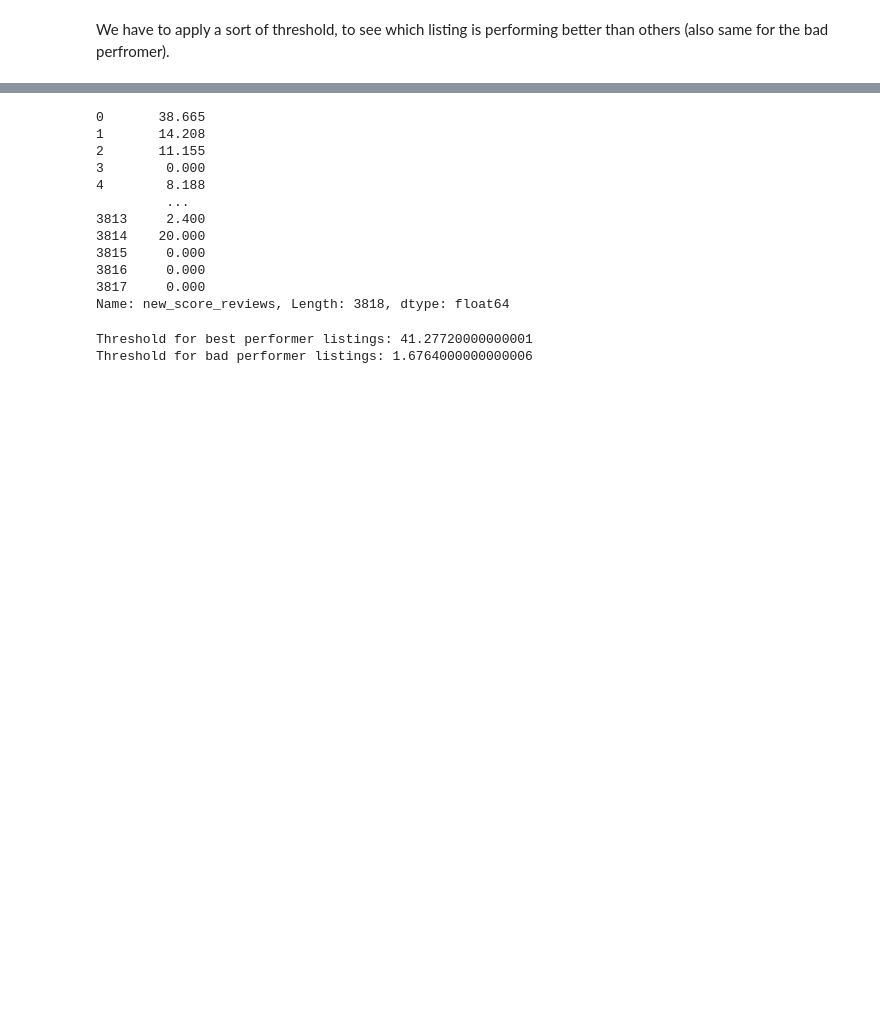
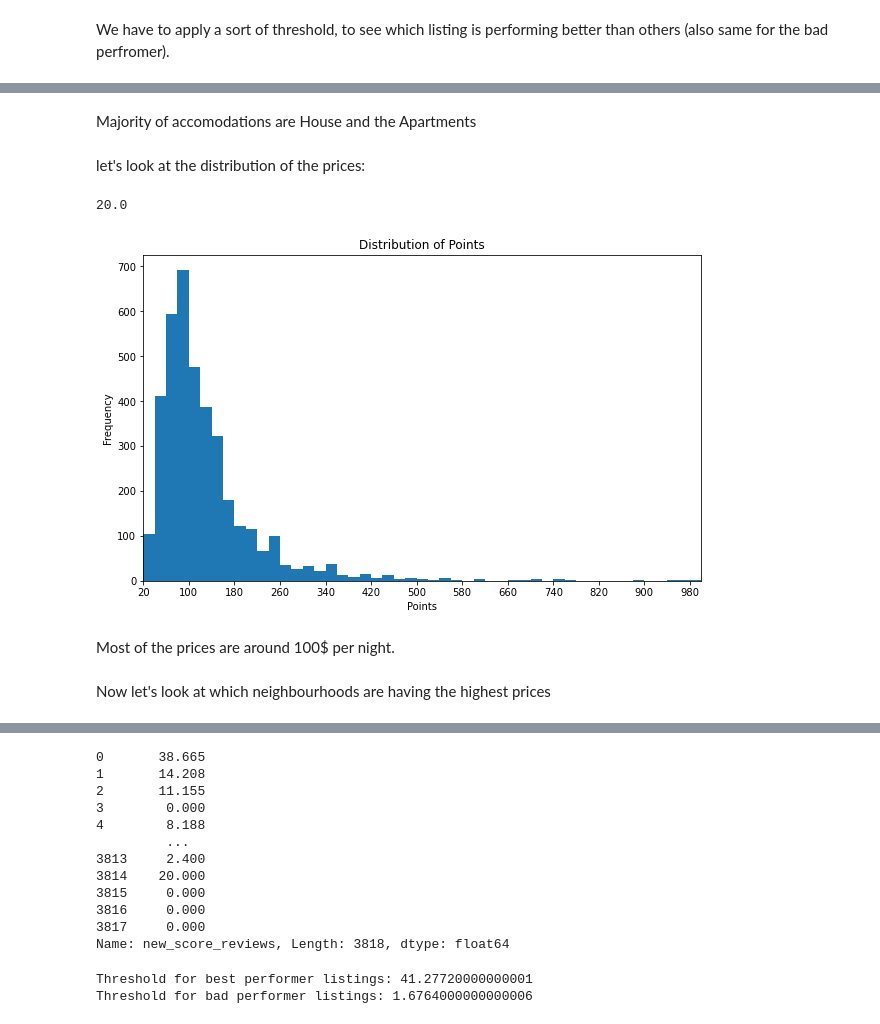
Before and after one commit to Mehranmzn/DataScience-Nanodegree, a Jupyter notebook: notebooks/Project 1/Project_1_Seatle_Airbnb.ipynb, the cells around one changed output, grey strips where cells are left out. Cells and saved outputs as stored; diff of their text form; code cells hidden in the pictures; blank space fills up the shorter version.

```diff
--- a/notebooks/Project 1/Untitled.ipynb
+++ b/notebooks/Project 1/Project_1_Seatle_Airbnb.ipynb
@@ -250,0 +307,3 @@ We have to apply a sort of threshold, to see which listing is performing better
+# %%
+listings_df['host_response_rate']= listings_df['host_response_rate'].apply(clean_percentage)
+listings_df['host_response_rate'] = listings_df['host_response_rate'].fillna(listings_df['host_response_rate'].dropna().astype(float).mean())
@@ -250,0 +351,28 @@ We have to apply a sort of threshold, to see which listing is performing better
+# %% [markdown]
+Majority of accomodations are House and the Apartments
+# %% [markdown]
+ let's look at the distribution of the prices:
+# %%
+listings_df['price'].min()
+# %% [output]
+20.0
+# %%
+# Create a histogram to display the distribution of prices
+listings_df['price'] = listings_df['price'].apply(lambda p: float(p[1:].replace(',', '')) if isinstance(p, str) else p)
+
+fig, ax = plt.subplots(figsize=(10, 6))
+bins = np.arange(20, listings_df['price'].max() + 1, 20)
+ax.hist(x='price', data=listings_df, bins=bins)
+
+# Set the x-axis limits and labels
+ax.set_xlim(20, 1000)
+ax.set_xlabel('Points')
+ax.set_ylabel('Frequency')
+ax.set_title('Distribution of Points')
+plt.xticks(np.arange(20, 1000, 80));
+# %% [output]
+[figure, added]
+# %% [markdown]
+Most of the prices are around 100$ per night.
+# %% [markdown]
+Now let's look at which neighbourhoods are having the highest prices
```
Also changed, not shown: parts of 14 cells of this notebook, 1 other file.
